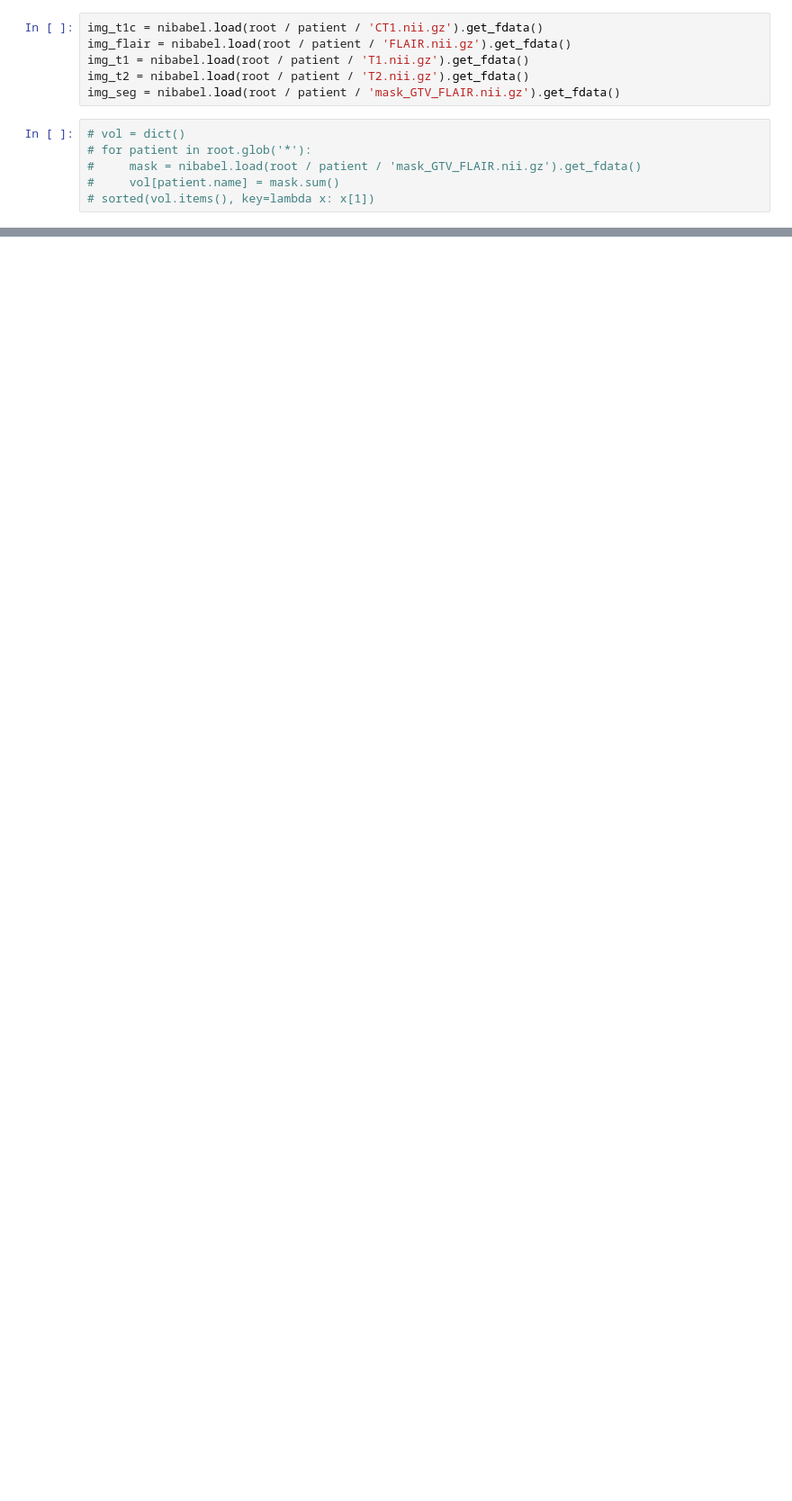
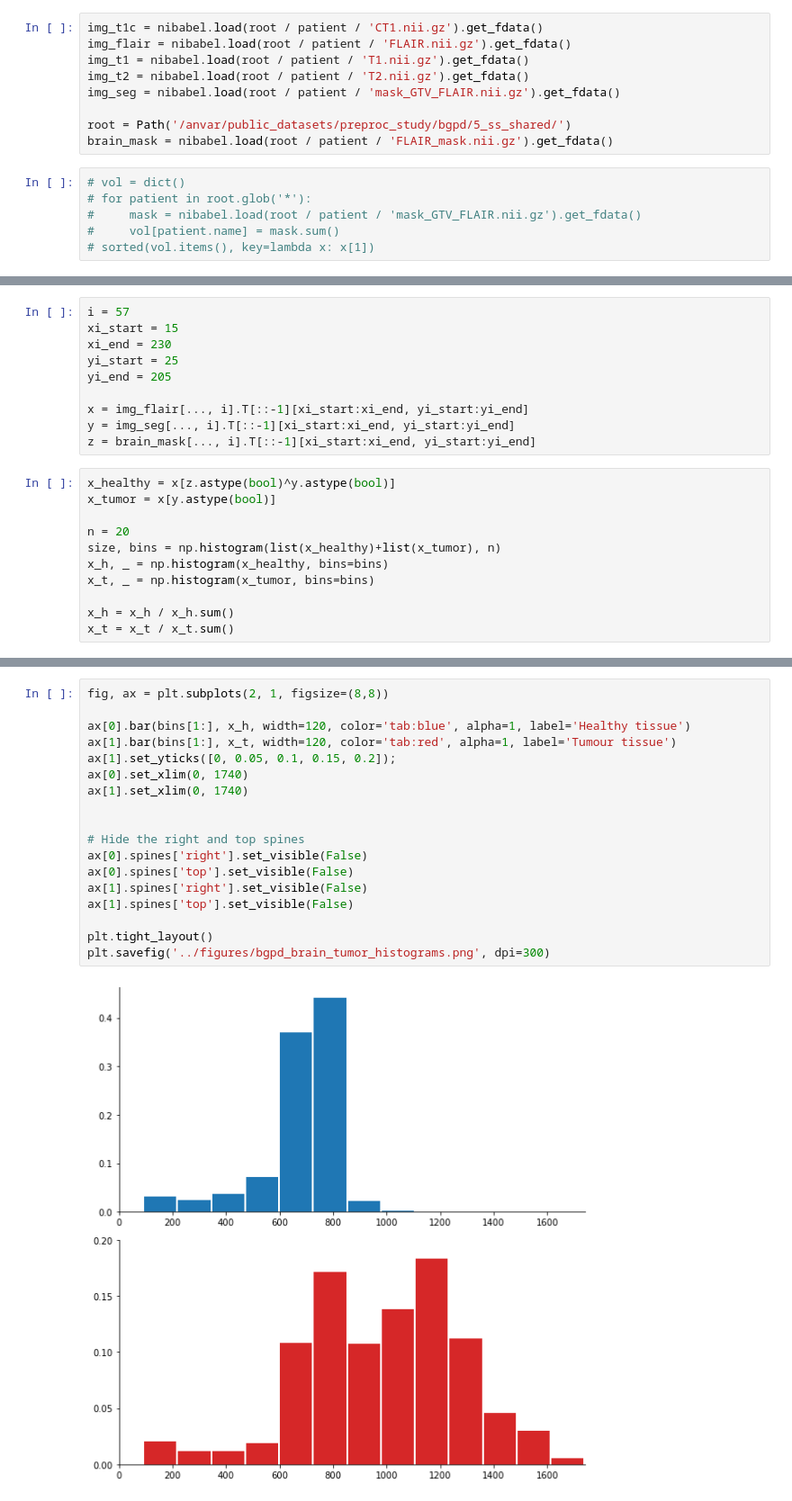
Before and after one commit to MedImAIR/brain-mri-processing-pipeline, a Jupyter notebook: figures_ipynb/brains-imshow.ipynb, the cells around one changed output, grey strips where cells are left out. Shown at 90% size. Drawn from its saved outputs; the diff is of its cells as text; blank space fills up the shorter version.

```diff
--- a/figures_ipynb/brains-imshow.ipynb
+++ b/figures_ipynb/brains-imshow.ipynb
@@ -74,6 +202,9 @@ img_flair = nibabel.load(root / patient / 'FLAIR.nii.gz').get_fdata()
 img_t1 = nibabel.load(root / patient / 'T1.nii.gz').get_fdata()
 img_t2 = nibabel.load(root / patient / 'T2.nii.gz').get_fdata()
 img_seg = nibabel.load(root / patient / 'mask_GTV_FLAIR.nii.gz').get_fdata()
+
+root = Path('/anvar/public_datasets/preproc_study/bgpd/5_ss_shared/')
+brain_mask = nibabel.load(root / patient / 'FLAIR_mask.nii.gz').get_fdata()
 # %%
 # vol = dict()
 # for patient in root.glob('*'):
@@ -131,0 +247,21 @@ from tqdm import tqdm
+# %%
+i = 57
+xi_start = 15
+xi_end = 230
+yi_start = 25
+yi_end = 205
+
+x = img_flair[..., i].T[::-1][xi_start:xi_end, yi_start:yi_end]
+y = img_seg[..., i].T[::-1][xi_start:xi_end, yi_start:yi_end]
+z = brain_mask[..., i].T[::-1][xi_start:xi_end, yi_start:yi_end]
+# %%
+x_healthy = x[z.astype(bool)^y.astype(bool)]
+x_tumor = x[y.astype(bool)]
+
+n = 20
+size, bins = np.histogram(list(x_healthy)+list(x_tumor), n)
+x_h, _ = np.histogram(x_healthy, bins=bins)
+x_t, _ = np.histogram(x_tumor, bins=bins)
+
+x_h = x_h / x_h.sum()
+x_t = x_t / x_t.sum()
@@ -131,0 +302,20 @@ from tqdm import tqdm
+# %%
+fig, ax = plt.subplots(2, 1, figsize=(8,8))
+
+ax[0].bar(bins[1:], x_h, width=120, color='tab:blue', alpha=1, label='Healthy tissue')
+ax[1].bar(bins[1:], x_t, width=120, color='tab:red', alpha=1, label='Tumour tissue')
+ax[1].set_yticks([0, 0.05, 0.1, 0.15, 0.2]);
+ax[0].set_xlim(0, 1740)
+ax[1].set_xlim(0, 1740)
+
+
+# Hide the right and top spines
+ax[0].spines['right'].set_visible(False)
+ax[0].spines['top'].set_visible(False)
+ax[1].spines['right'].set_visible(False)
+ax[1].spines['top'].set_visible(False)
+
+plt.tight_layout()
+plt.savefig('../figures/bgpd_brain_tumor_histograms.png', dpi=300)
+# %% [output]
+[figure, added]
```
Also changed, not shown: parts of 60 cells of this notebook, 7 other files.
